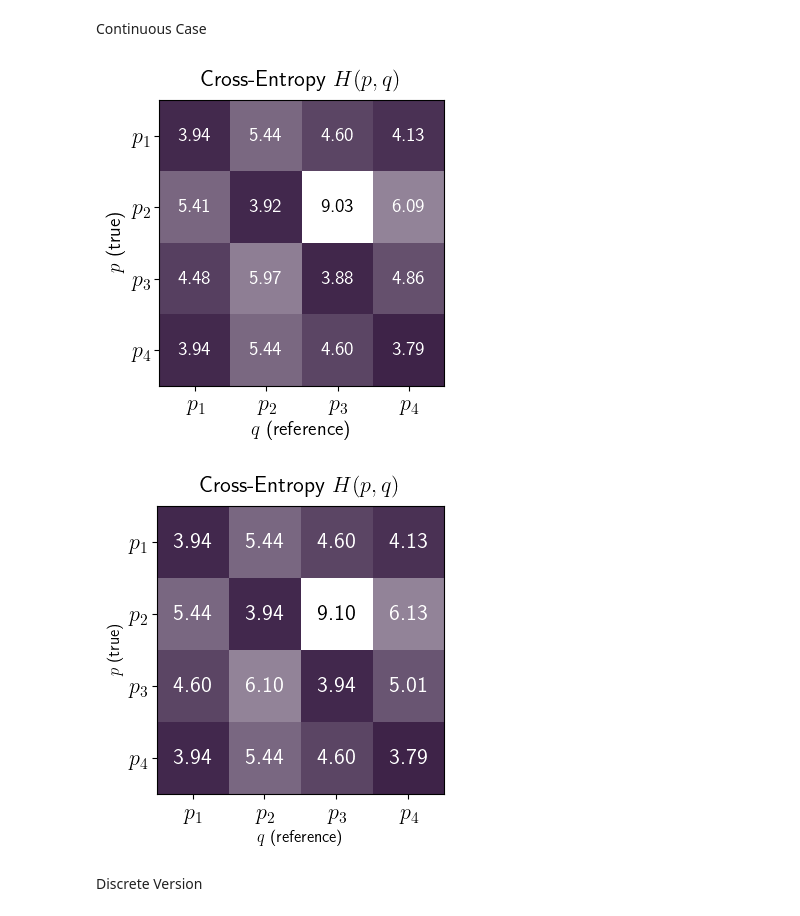
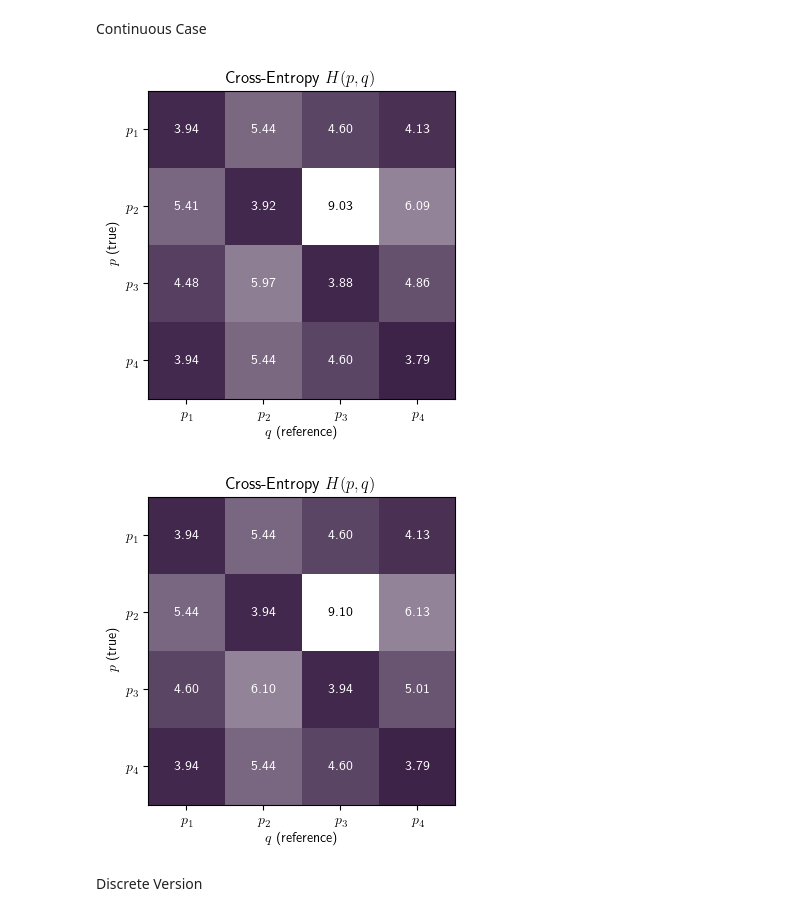
Before and after one commit to Rachel-0420/Cross-Entropy-Fast-Transient, a Jupyter notebook: HighD Normal Distribution.ipynb, the cells around one changed output. Cells and saved outputs as stored; diff of their text form; code cells hidden in the pictures.

Commit message:
fontsizes changed

```diff
--- a/HighD Normal Distribution.ipynb
+++ b/HighD Normal Distribution.ipynb
@@ -214,39 +214,39 @@ ax.set_yticks(range(n))
 ax.set_xticklabels(labels)
 ax.set_yticklabels(labels)
 
-ax.set_xlabel(r"$q$ (reference)", fontsize = 14)
-ax.set_ylabel(r"$p$ (true)", fontsize = 14)
-ax.set_title(r"Cross-Entropy $H(p, q)$", pad=10, fontsize = 16)
+ax.set_xlabel(r"$q$ (reference)")
+ax.set_ylabel(r"$p$ (true)")
+ax.set_title(r"Cross-Entropy $H(p, q)$")
 
 # Annotate values
 for i in range(n):
     for j in range(n):
         ax.text(
             j, i,
             f"{cross_entropy[i, j]:.2f}",
             ha="center",
             va="center",
-            fontsize=14,
+            # fontsize=14,
             color='w' if cross_entropy[i, j]<7 else 'k'
             # color="white",
             # bbox=dict(
             #     boxstyle="round,pad=0.20",
             #     fc="black",
             #     ec="none",
             #     alpha=0.40
             # )
         )
 
 # Colorbar
 # cbar = fig.colorbar(im, ax=ax)
 # cbar.set_label("Cross-entropy", rotation=90, fontsize = 16)
 
-ax.tick_params(axis="both", labelsize=16)
+ax.tick_params(axis="both")
 
 plt.tight_layout()
 plt.show()
 # %% [output]
-[figure, old version]
+[figure, new version]
 # %%
 # Method 2, the method mentioned in paper Eq A3
 # Accruate calculation
@@ -297,9 +297,9 @@ ax.set_yticks(range(n))
 ax.set_xticklabels(labels)
 ax.set_yticklabels(labels)
 
-ax.set_xlabel(r"$q$ (reference)", fontsize = 12)
-ax.set_ylabel(r"$p$ (true)", fontsize = 12)
-ax.set_title(r"Cross-Entropy $H(p, q)$", pad=10, fontsize = 16)
+ax.set_xlabel(r"$q$ (reference)")
+ax.set_ylabel(r"$p$ (true)")
+ax.set_title(r"Cross-Entropy $H(p, q)$")
 
 # Annotate values
 for i in range(n):
@@ -309,7 +309,7 @@ for i in range(n):
             f"{H_cts[i, j]:.2f}",
             ha="center",
             va="center",
-            fontsize=16,
+            # fontsize=16,
             color='w' if H_cts[i, j]<7 else 'k'
             # color="white",
             # bbox=dict(
@@ -324,12 +324,12 @@ for i in range(n):
 # cbar = fig.colorbar(im, ax=ax)
 # cbar.set_label("Cross-entropy", rotation=90, fontsize = 16)
 
-ax.tick_params(axis="both", labelsize=16)
+ax.tick_params(axis="both")
 
 plt.tight_layout()
 plt.show()
 # %% [output]
-[figure, old version]
+[figure, new version]
 # %% [markdown]
 Discrete Version
 # %%
```
Also changed, not shown: parts of 3 cells of this notebook.
